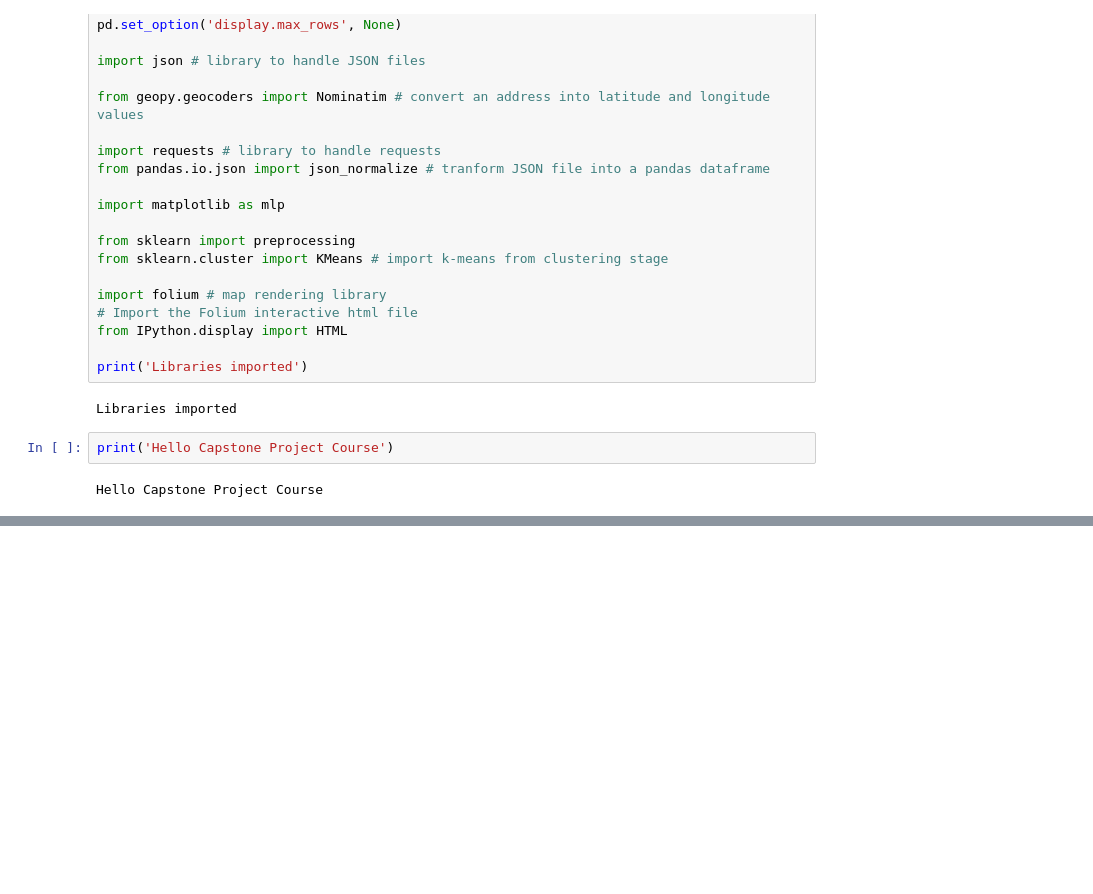
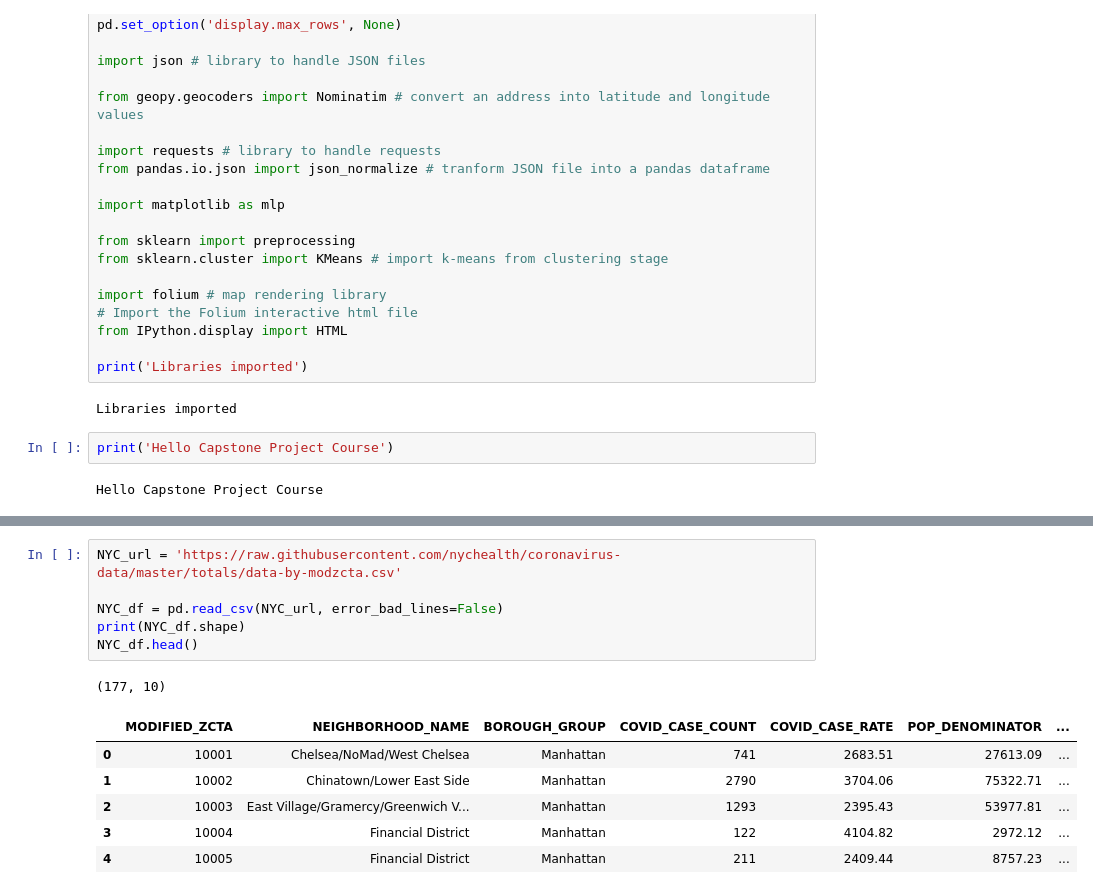
Before and after one commit to KolithaW/coursera-capstone-project, a Jupyter notebook: Coursera_Capstone_Project.ipynb, the cells around one changed output, grey strips where cells are left out. Drawn from its saved outputs; the diff is of its cells as text; blank space fills up the shorter version.

```diff
--- a/Coursera_Capstone_Project.ipynb
+++ b/Coursera_Capstone_Project.ipynb
@@ -42,0 +128,14 @@ HTML('<iframe src=plot_data.html width=700 height=450></iframe>')
+# %%
+NYC_url = 'https://raw.githubusercontent.com/nychealth/coronavirus-data/master/totals/data-by-modzcta.csv'
+
+NYC_df = pd.read_csv(NYC_url, error_bad_lines=False)
+print(NYC_df.shape)
+NYC_df.head()
+# %% [output]
+(177, 10)
+|  | MODIFIED_ZCTA | NEIGHBORHOOD_NAME | BOROUGH_GROUP | COVID_CASE_COUNT | COVID_CASE_RATE | POP_DENOMINATOR | ... |
+| 0 | 10001 | Chelsea/NoMad/West Chelsea | Manhattan | 741 | 2683.51 | 27613.09 | ... |
+| 1 | 10002 | Chinatown/Lower East Side | Manhattan | 2790 | 3704.06 | 75322.71 | ... |
+| 2 | 10003 | East Village/Gramercy/Greenwich V... | Manhattan | 1293 | 2395.43 | 53977.81 | ... |
+| 3 | 10004 | Financial District | Manhattan | 122 | 4104.82 | 2972.12 | ... |
+| 4 | 10005 | Financial District | Manhattan | 211 | 2409.44 | 8757.23 | ... |
```
Also changed, not shown: parts of 6 cells of this notebook, 5 other files.
